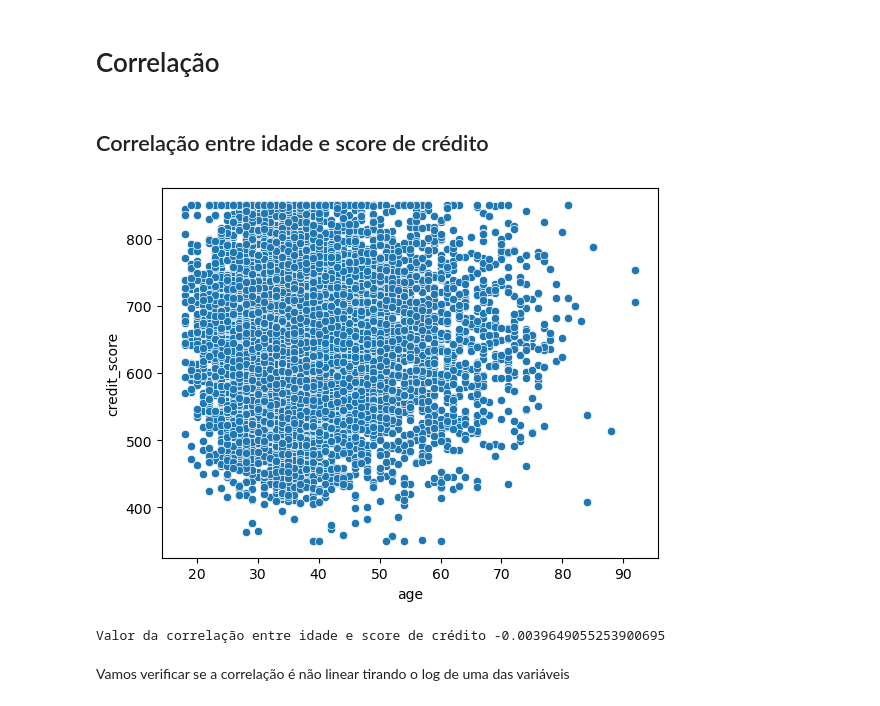
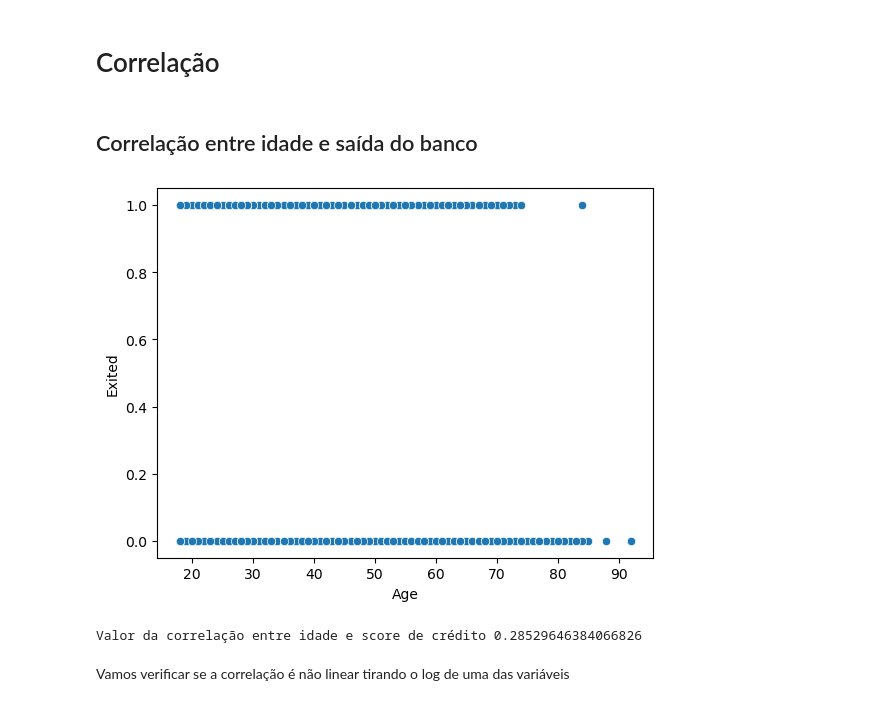
Before and after one commit to Phillips-MF/DataScience, a Jupyter notebook: Python/Bank Churn/Analysis.ipynb, the cells around one changed output. Drawn from its saved outputs; the diff is of its cells as text; code cells hidden in the pictures.

```diff
--- a/Python/Bank Churn/Analysis.ipynb
+++ b/Python/Bank Churn/Analysis.ipynb
@@ -28,2 +21,4 @@ df_churns = pd.read_sql_query(sql, connection)
+# %%
+df_churns = pd.read_csv('Customer-Churn-Records.csv', header=0)
 # %% [markdown]
 # Exploração dos dados
@@ -49,0 +59,4 @@ memory usage: 1.1+ MB
+# %%
+#Alterando o tipo da coluna CustomerId
+df_churns['CustomerId'] = df_churns['CustomerId'].astype(str)
+df_churns['CustomerId']
@@ -64,13 +137,13 @@ df_churns.describe()
 # %% [markdown]
-## Correlação entre idade e score de crédito
+## Correlação entre idade e saída do banco
 # %%
-#Correlação simples entre idade e score de crédito
-sns.scatterplot(data=df_churns,x='age',y='credit_score')
+#Correlação simples entre idade e score de crédit
+sns.scatterplot(data=df_churns,x='Age',y='Exited')
 plt.show()
-print(f"Valor da correlação entre idade e score de crédito {df_churns['age'].corr(df_churns['credit_score'])}")
+print(f"Valor da correlação entre idade e score de crédito {df_churns['Age'].corr(df_churns['Exited'])}")
 # %% [output]
-[figure, old version]
+[figure, new version]
-Valor da correlação entre idade e score de crédito -0.0039649055253900695
+Valor da correlação entre idade e score de crédito 0.28529646384066826
 # %% [markdown]
 Vamos verificar se a correlação é não linear tirando o log de uma das variáveis
 # %%
```
Also changed, not shown: parts of 16 cells of this notebook, 1 other file.
